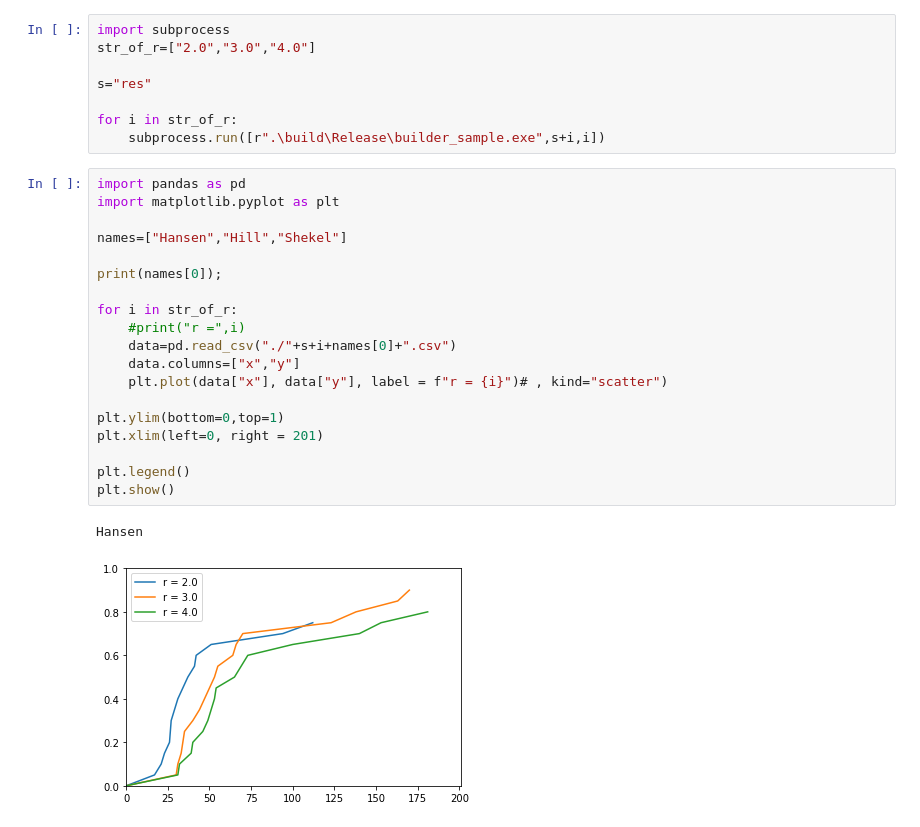
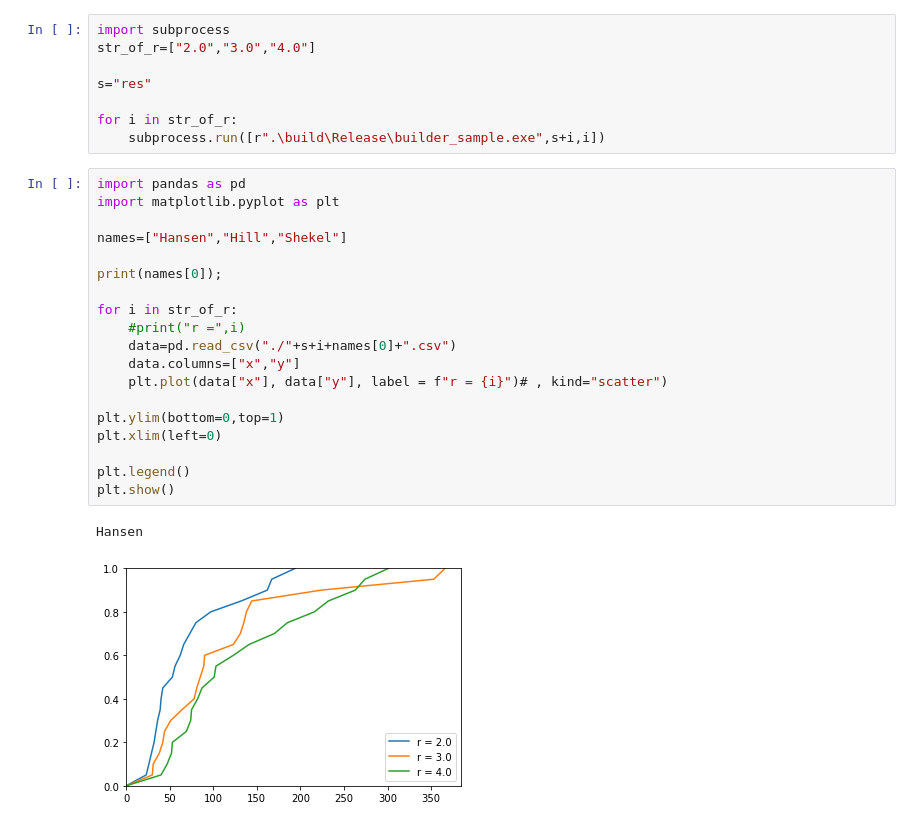
Before and after one commit to MADZEROPIE/Global_Search_Method, a Jupyter notebook: Grand S.ipynb, the cells around one changed output. Saved outputs shown, nothing was run; the diff lists cells and outputs as text.

```diff
--- a/Grand S.ipynb
+++ b/Grand S.ipynb
@@ -52,25 +36,25 @@ for i in str_of_r:
 # %%
 import pandas as pd
 import matplotlib.pyplot as plt
 
 names=["Hansen","Hill","Shekel"]
 
 print(names[0]);
 
 for i in str_of_r:
     #print("r =",i)
     data=pd.read_csv("./"+s+i+names[0]+".csv")
     data.columns=["x","y"]
     plt.plot(data["x"], data["y"], label = f"r = {i}")# , kind="scatter")
 
 plt.ylim(bottom=0,top=1)
-plt.xlim(left=0, right = 201)
+plt.xlim(left=0)
 
 plt.legend()
 plt.show()
 # %% [output]
 Hansen
-[figure, old version]
+[figure, new version]
 # %%
 print(names[1]);
 for i in str_of_r:
```
Also changed, not shown: parts of 4 cells of this notebook, 1 other file.
